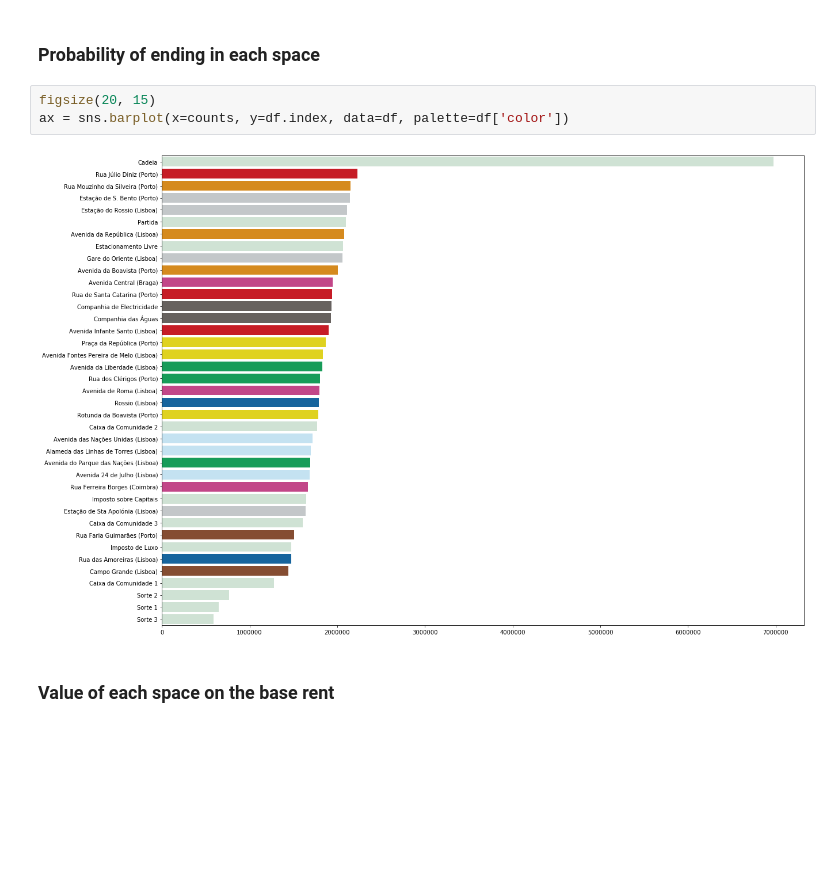
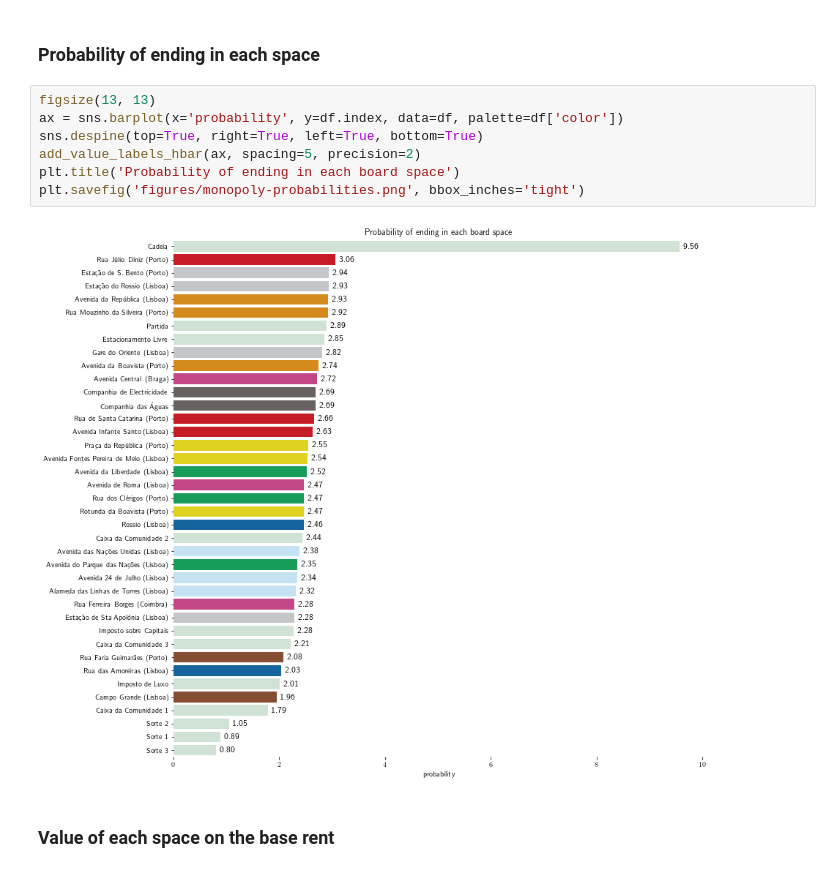
Before and after one commit to jAniceto/data-viz, a Jupyter notebook: monopoly/analysis.ipynb, the cells around one changed output. Saved outputs shown, nothing was run; the diff lists cells and outputs as text; blank space fills up the shorter version.

Commit message:
Updated Monopoly

```diff
--- a/monopoly/analysis.ipynb
+++ b/monopoly/analysis.ipynb
@@ -69,10 +83,14 @@ df
 # %% [markdown]
 ### Probability of ending in each space
-# %%
-figsize(20, 15)
-ax = sns.barplot(x=counts, y=df.index, data=df, palette=df['color'])
-# %% [output]
-[figure, removed]
+# %%
+figsize(13, 13)
+ax = sns.barplot(x='probability', y=df.index, data=df, palette=df['color'])
+sns.despine(top=True, right=True, left=True, bottom=True)
+add_value_labels_hbar(ax, spacing=5, precision=2)
+plt.title('Probability of ending in each board space')
+plt.savefig('figures/monopoly-probabilities.png', bbox_inches='tight')
+# %% [output]
+[figure, added]
 # %% [markdown]
 ### Value of each space on the base rent
 # %%
```
Also changed, not shown: parts of 4 cells of this notebook, 1 other file.
